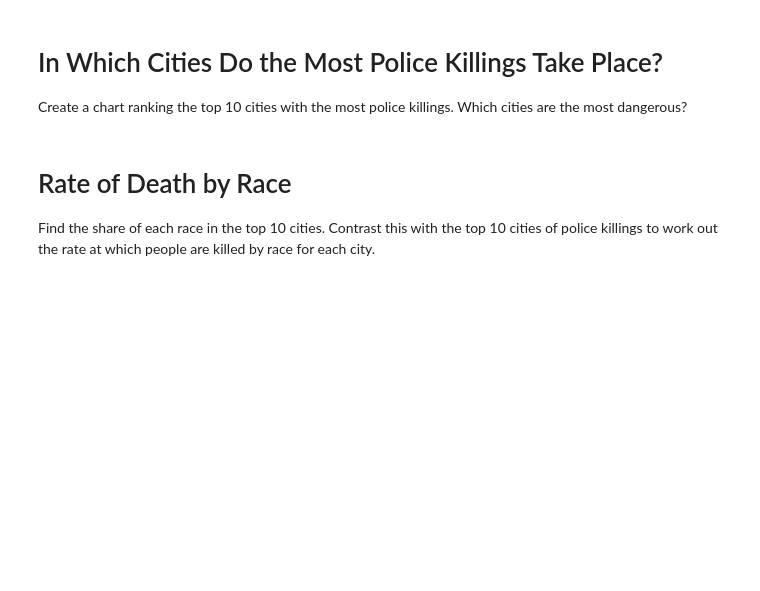
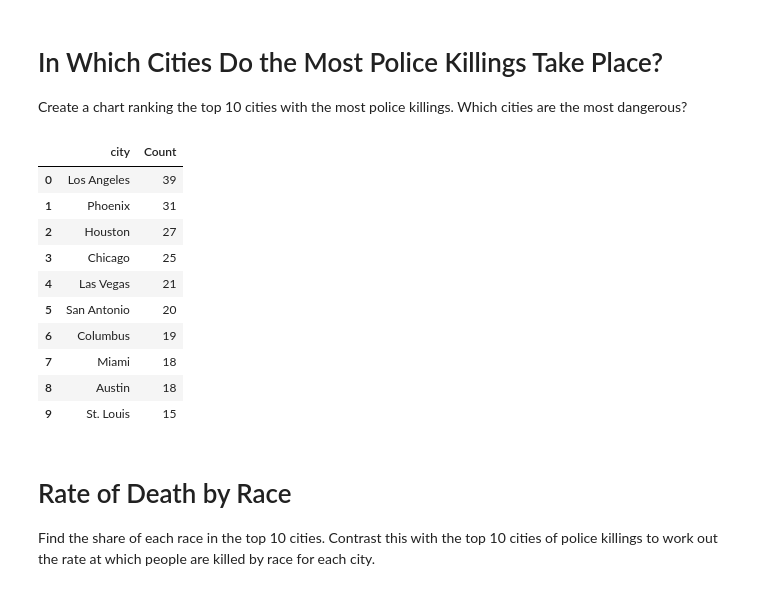
Before and after one commit to chgwyellow/Death-involving-Police-in-the-USA, a Jupyter notebook: Fatal_Force.ipynb, the cells around one changed output. Saved outputs shown, nothing was run; the diff lists cells and outputs as text; code cells hidden in the pictures; blank space fills up the shorter version.

Commit message:
Completed the most dangerous city.

```diff
--- a/Fatal_Force.ipynb
+++ b/Fatal_Force.ipynb
@@ -588,3 +588,18 @@ plt.show()
 # In Which Cities Do the Most Police Killings Take Place?
 
 Create a chart ranking the top 10 cities with the most police killings. Which cities are the most dangerous?
+# %%
+top_10_dangerous_cities = df_fatalities.city.value_counts().reset_index(name="Count").head(10)
+top_10_dangerous_cities
+# %% [output]
+|  | city | Count |
+| 0 | Los Angeles | 39 |
+| 1 | Phoenix | 31 |
+| 2 | Houston | 27 |
+| 3 | Chicago | 25 |
+| 4 | Las Vegas | 21 |
+| 5 | San Antonio | 20 |
+| 6 | Columbus | 19 |
+| 7 | Miami | 18 |
+| 8 | Austin | 18 |
+| 9 | St. Louis | 15 |
```
Also changed, not shown: parts of 1 cell of this notebook.
